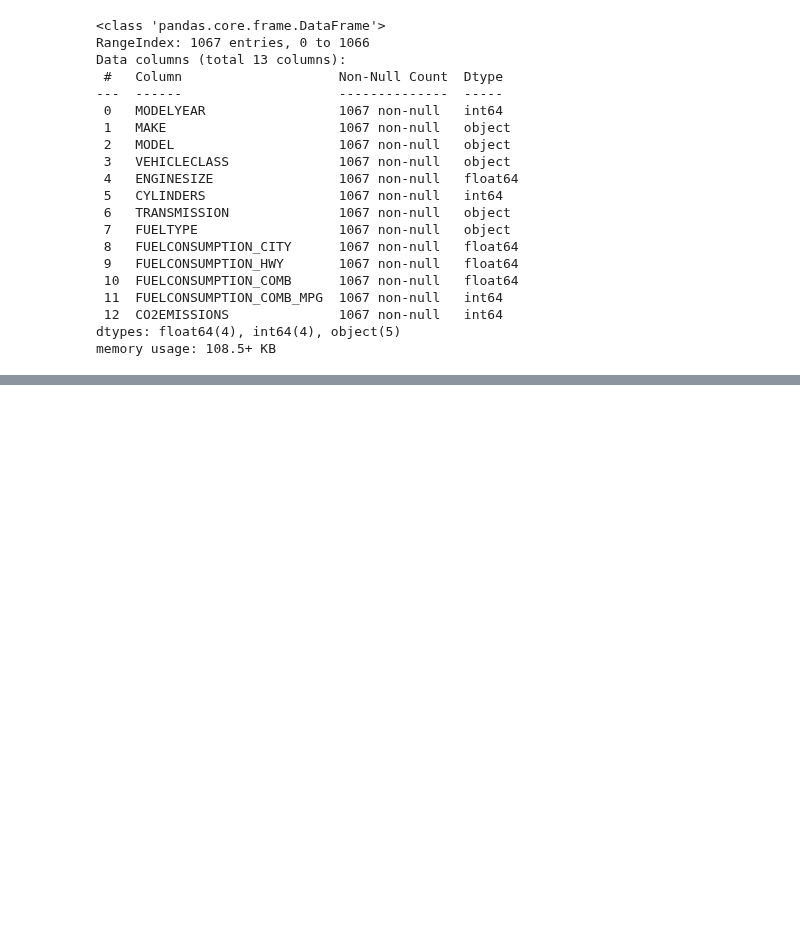
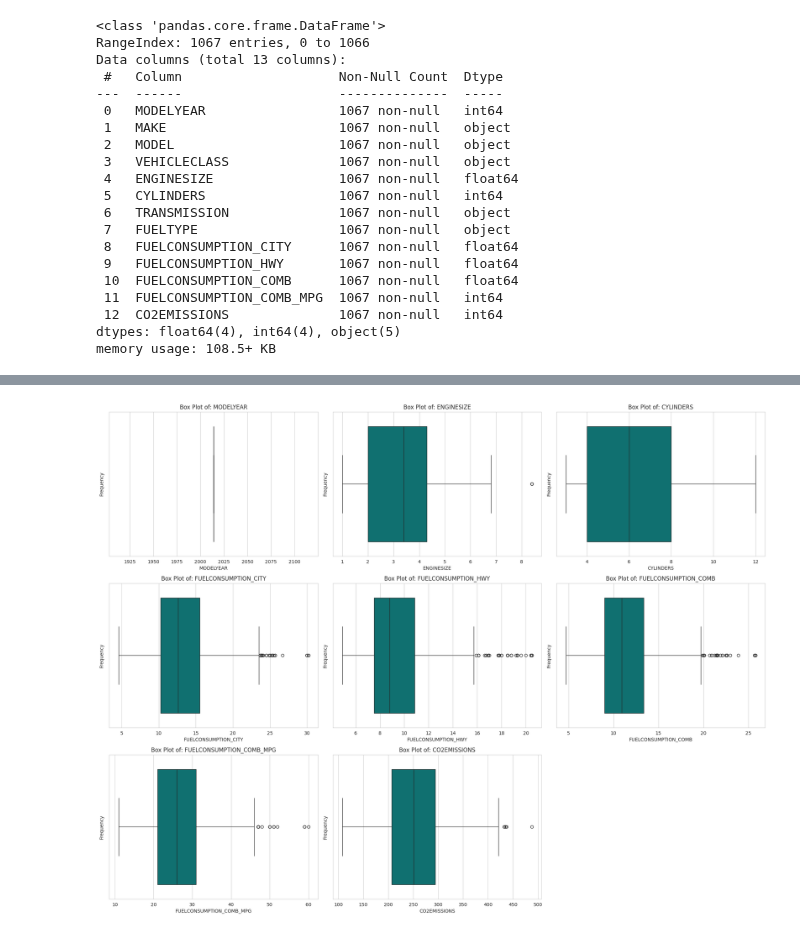
Before and after one commit to OtnielGomes/Machine-Learning, a Jupyter notebook: 01. Simple-Linear-Regression.ipynb, the cells around one changed output, grey strips where cells are left out. Saved outputs shown, nothing was run; the diff lists cells and outputs as text; code cells hidden in the pictures; blank space fills up the shorter version.

```diff
--- a/01. Simple-Linear-Regression.ipynb
+++ b/01. Simple-Linear-Regression.ipynb
@@ -366,0 +227,23 @@ suggesting that the real relationship is a curve, not a straight line.
+# %%
+sns.set_style('whitegrid')
+
+# Define Figure
+plt.figure(figsize  = (20, 20))
+
+for i, col in enumerate(df.select_dtypes('number').columns):
+    plt.subplot(4, 3, i + 1) # Create a grid
+
+    # Box Plot
+    sns.boxplot(
+        x = df[col],
+        color = 'teal'
+    )
+
+    plt.title(f'Box Plot of: {col}')
+    plt.xlabel(col)
+    plt.ylabel('Frequency')
+
+plt.tight_layout()
+plt.show()
+# %% [output]
+[figure, added]
```
Also changed, not shown: parts of 80 cells of this notebook, 3 other files.
